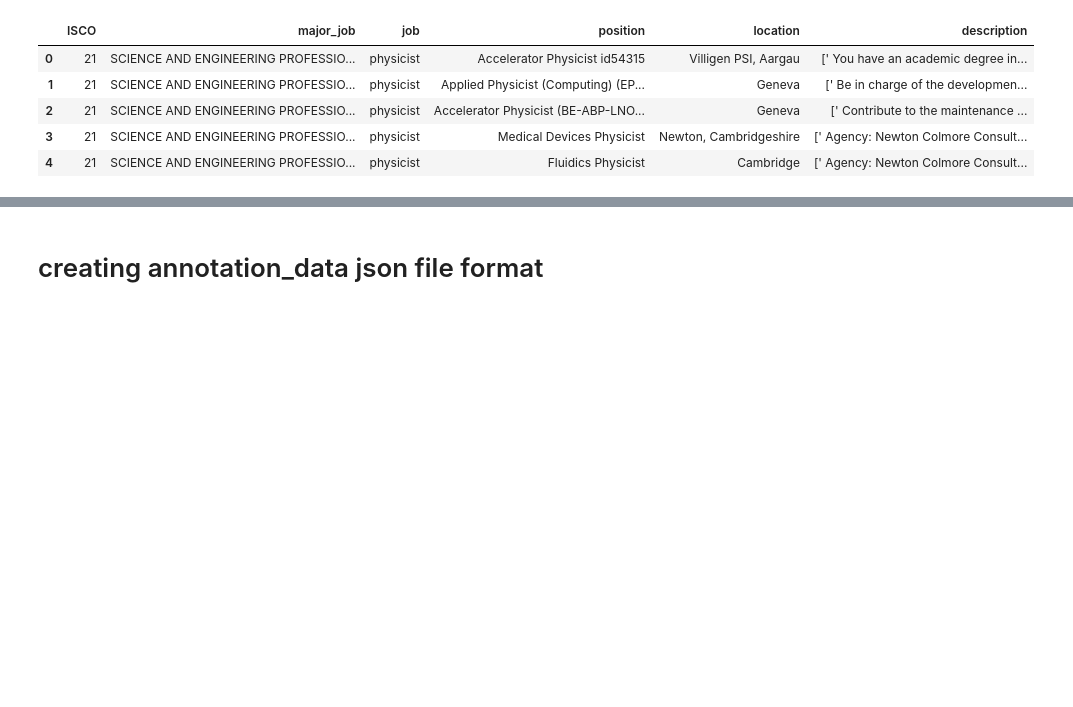
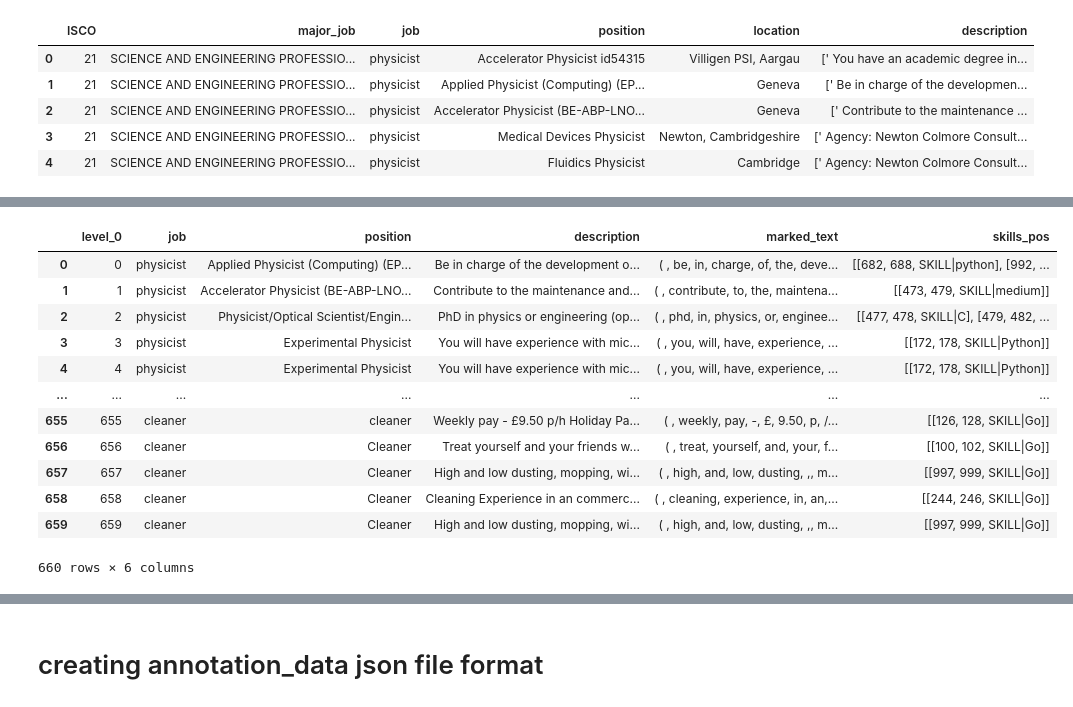
Before and after one commit to macrodrigues/skills_matcher, a Jupyter notebook: notebooks/base_model.ipynb, the cells around one changed output, grey strips where cells are left out. Cells and saved outputs as stored; diff of their text form; code cells hidden in the pictures; blank space fills up the shorter version.

```diff
--- a/notebooks/base_model.ipynb
+++ b/notebooks/base_model.ipynb
@@ -621,0 +472,23 @@ data.skills_pos[4100]
+# %%
+#check how many empty lists (e.g. model didn´t find matching pattern) there are
+data.skills_pos[data.skills_pos.str.len() != 0]
+
+data = data[data.skills_pos.str.len() != 0]
+# %%
+data.reset_index(inplace = True)
+data.drop(columns = "index", inplace = True)
+data
+# %% [output]
+|  | level_0 | job | position | description | marked_text | skills_pos |
+| 0 | 0 | physicist | Applied Physicist (Computing) (EP... | Be in charge of the development o... | ( , be, in, charge, of, the, deve... | [[682, 688, SKILL|python], [992, ... |
+| 1 | 1 | physicist | Accelerator Physicist (BE-ABP-LNO... | Contribute to the maintenance and... | ( , contribute, to, the, maintena... | [[473, 479, SKILL|medium]] |
+| 2 | 2 | physicist | Physicist/Optical Scientist/Engin... | PhD in physics or engineering (op... | ( , phd, in, physics, or, enginee... | [[477, 478, SKILL|C], [479, 482, ... |
+| 3 | 3 | physicist | Experimental Physicist | You will have experience with mic... | ( , you, will, have, experience, ... | [[172, 178, SKILL|Python]] |
+| 4 | 4 | physicist | Experimental Physicist | You will have experience with mic... | ( , you, will, have, experience, ... | [[172, 178, SKILL|Python]] |
+| ... | ... | ... | ... | ... | ... | ... |
+| 655 | 655 | cleaner | cleaner | Weekly pay - £9.50 p/h Holiday Pa... | ( , weekly, pay, -, £, 9.50, p, /... | [[126, 128, SKILL|Go]] |
+| 656 | 656 | cleaner | Cleaner | Treat yourself and your friends w... | ( , treat, yourself, and, your, f... | [[100, 102, SKILL|Go]] |
+| 657 | 657 | cleaner | Cleaner | High and low dusting, mopping, wi... | ( , high, and, low, dusting, ,, m... | [[997, 999, SKILL|Go]] |
+| 658 | 658 | cleaner | Cleaner | Cleaning Experience in an commerc... | ( , cleaning, experience, in, an,... | [[244, 246, SKILL|Go]] |
+| 659 | 659 | cleaner | Cleaner | High and low dusting, mopping, wi... | ( , high, and, low, dusting, ,, m... | [[997, 999, SKILL|Go]] |
+660 rows × 6 columns
```
Also changed, not shown: parts of 70 cells of this notebook, 5 other files.
